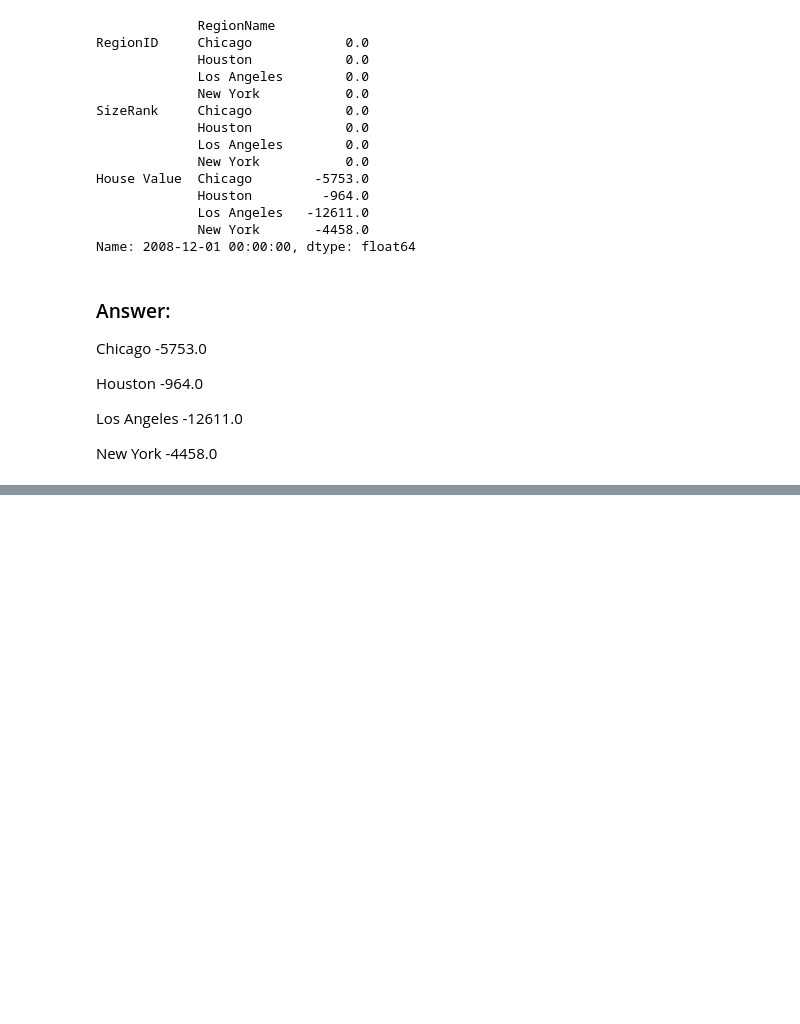
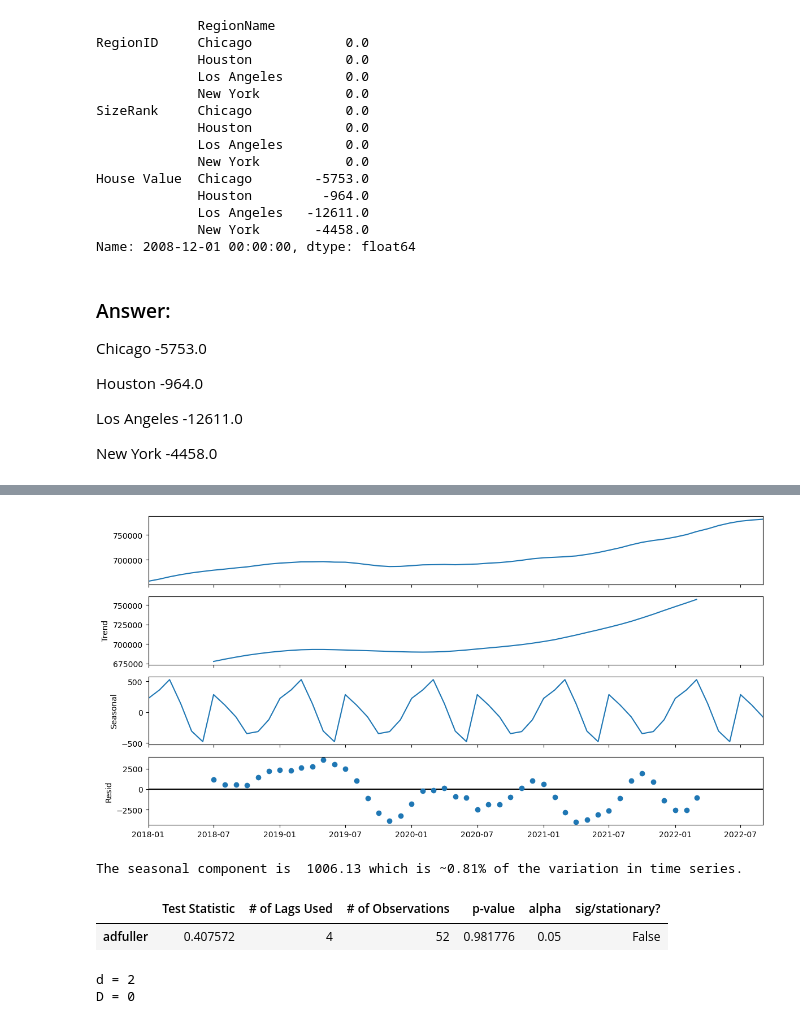
Before and after one commit to Dr-Schmoctor/Data-Vizualization-Work, a Jupyter notebook: Week1/Zillow_Preparing_Time_Series_Data.ipynb, the cells around one changed output, grey strips where cells are left out. Saved outputs shown, nothing was run; the diff lists cells and outputs as text; code cells hidden in the pictures; blank space fills up the shorter version.

```diff
--- a/Week1/Zillow_Preparing_Time_Series_Data.ipynb
+++ b/Week1/Zillow_Preparing_Time_Series_Data.ipynb
@@ -296,0 +509,7 @@ New York       -4458.0
+# %%
+decomp = tsa.seasonal_decompose(ny_df)
+fig = decomp.plot()
+fig.set_size_inches(12,6)
+fig.tight_layout()
+# %% [output]
+[figure, added]
@@ -296,0 +519,23 @@ New York       -4458.0
+# %%
+## Seasonality
+seasonal_delta = decomp.seasonal.max() - decomp.seasonal.min()
+
+# How big is the seasonal component relative to the time series?
+print(f"The seasonal component is {seasonal_delta: .2f} which is ~{seasonal_delta/(max-min) * 100 :.2f}% of the variation in time series.")
+# %% [output]
+The seasonal component is  1006.13 which is ~0.81% of the variation in time series.
+# %%
+#adfuller
+get_adfuller_results(ny_df)
+# %% [output]
+|  | Test Statistic | # of Lags Used | # of Observations | p-value | alpha | sig/stationary? |
+| adfuller | 0.407572 | 4 | 52 | 0.981776 | 0.05 | False |
+# %%
+d = ndiffs(ny_df)
+print(f'd = {d}')
+
+D = nsdiffs(ny_df, m = 12)
+print(f'D = {D}')
+# %% [output]
+d = 2
+D = 0
```
Also changed, not shown: parts of 48 cells of this notebook.
